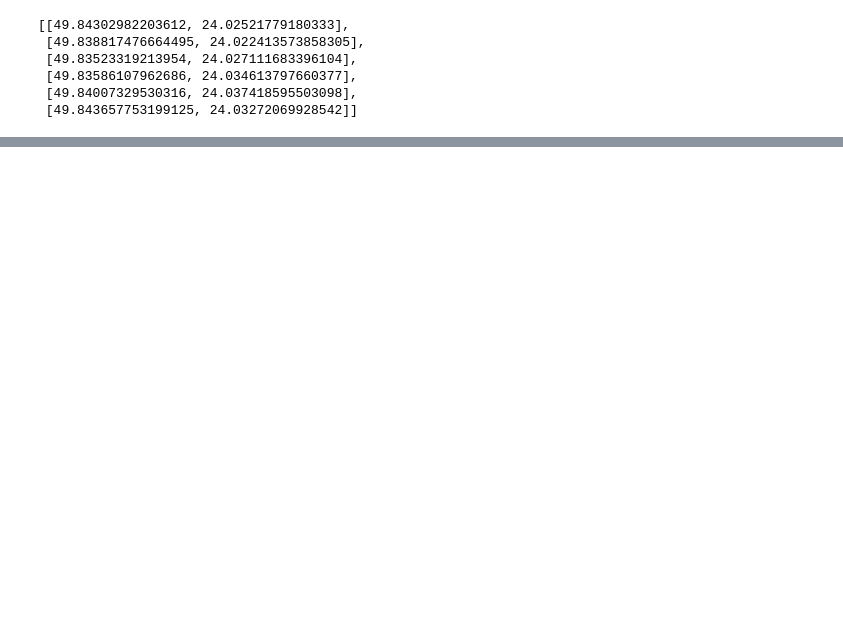
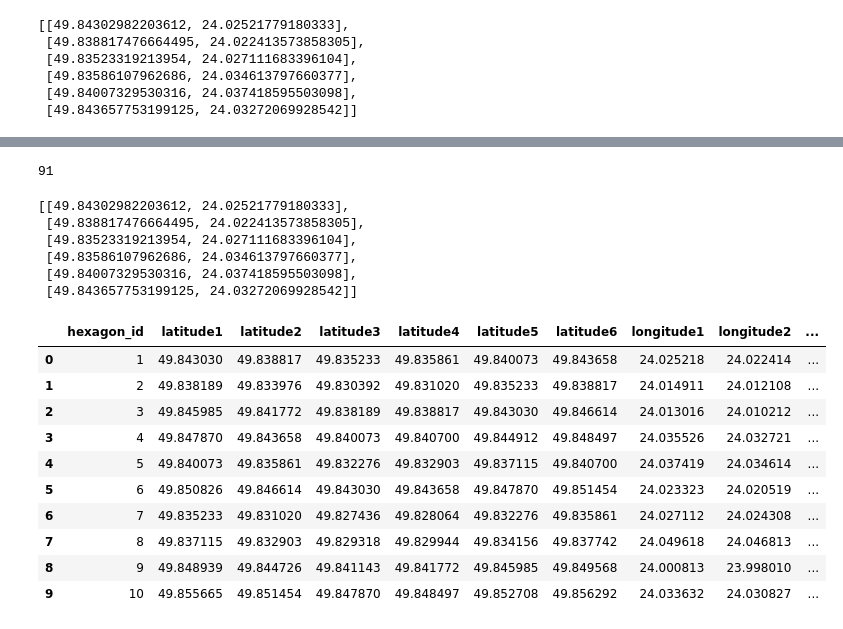
Before and after one commit to SettNozz/int_20h_lagrange, a Jupyter notebook: notebooks/int_20h_illya.ipynb, the cells around one changed output, grey strips where cells are left out. Cells and saved outputs as stored; diff of their text form; code cells hidden in the pictures; blank space fills up the shorter version.

Commit message:
add boundaries data

```diff
--- a/notebooks/int_20h_illya.ipynb
+++ b/notebooks/int_20h_illya.ipynb
@@ -384,0 +364,23 @@ h3.k_ring_distances(h3_address, 5)[3]
+# %%
+len(h3.k_ring_distances(h3_address, 5)[5]) + len(h3.k_ring_distances(h3_address, 5)[4]) + len(h3.k_ring_distances(h3_address, 5)[3]) + len(h3.k_ring_distances(h3_address, 5)[2]) + len(h3.k_ring_distances(h3_address, 5)[1]) + len(h3.k_ring_distances(h3_address, 5)[0])
+# %% [output]
+91
+# %%
+hexagons = h3.k_ring_distances(h3_address, 6)
+# hex_boundary = h3.h3_to_geo_boundary(h3_address)
+address = [hex for hex in hexagons]
+list_address = []
+for el in hexagons:
+    for hex in el:
+        list_address.append(hex)
+for addres in list_address:
+    hex_boundary = h3.h3_to_geo_boundary(h3_address)
+#     print(hex_boundary)
+hex_boundary
+# %% [output]
+[[49.84302982203612, 24.02521779180333],
+ [49.838817476664495, 24.022413573858305],
+ [49.83523319213954, 24.027111683396104],
+ [49.83586107962686, 24.034613797660377],
+ [49.84007329530316, 24.037418595503098],
+ [49.843657753199125, 24.03272069928542]]
@@ -384,0 +425,16 @@ h3.k_ring_distances(h3_address, 5)[3]
+# %%
+dd = pd.read_csv("../data/data_boundaries.csv")
+# %%
+dd.head(10)
+# %% [output]
+|  | hexagon_id | latitude1 | latitude2 | latitude3 | latitude4 | latitude5 | latitude6 | longitude1 | longitude2 | ... |
+| 0 | 1 | 49.843030 | 49.838817 | 49.835233 | 49.835861 | 49.840073 | 49.843658 | 24.025218 | 24.022414 | ... |
+| 1 | 2 | 49.838189 | 49.833976 | 49.830392 | 49.831020 | 49.835233 | 49.838817 | 24.014911 | 24.012108 | ... |
+| 2 | 3 | 49.845985 | 49.841772 | 49.838189 | 49.838817 | 49.843030 | 49.846614 | 24.013016 | 24.010212 | ... |
+| 3 | 4 | 49.847870 | 49.843658 | 49.840073 | 49.840700 | 49.844912 | 49.848497 | 24.035526 | 24.032721 | ... |
+| 4 | 5 | 49.840073 | 49.835861 | 49.832276 | 49.832903 | 49.837115 | 49.840700 | 24.037419 | 24.034614 | ... |
+| 5 | 6 | 49.850826 | 49.846614 | 49.843030 | 49.843658 | 49.847870 | 49.851454 | 24.023323 | 24.020519 | ... |
+| 6 | 7 | 49.835233 | 49.831020 | 49.827436 | 49.828064 | 49.832276 | 49.835861 | 24.027112 | 24.024308 | ... |
+| 7 | 8 | 49.837115 | 49.832903 | 49.829318 | 49.829944 | 49.834156 | 49.837742 | 24.049618 | 24.046813 | ... |
+| 8 | 9 | 49.848939 | 49.844726 | 49.841143 | 49.841772 | 49.845985 | 49.849568 | 24.000813 | 23.998010 | ... |
+| 9 | 10 | 49.855665 | 49.851454 | 49.847870 | 49.848497 | 49.852708 | 49.856292 | 24.033632 | 24.030827 | ... |
```
Also changed, not shown: parts of 3 cells of this notebook, 1 other file.
